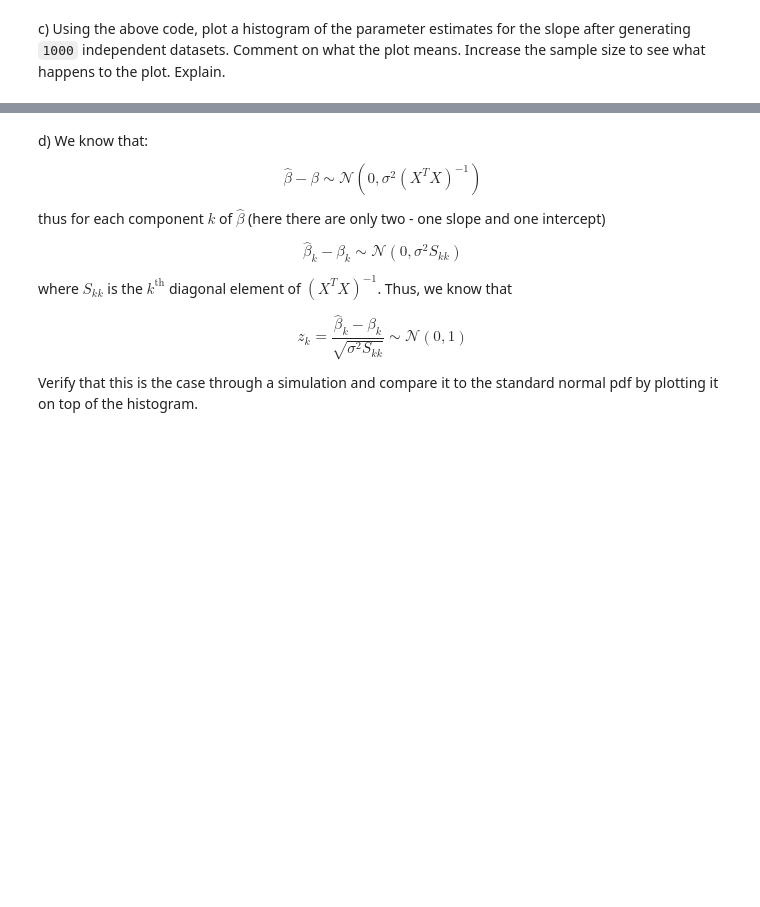
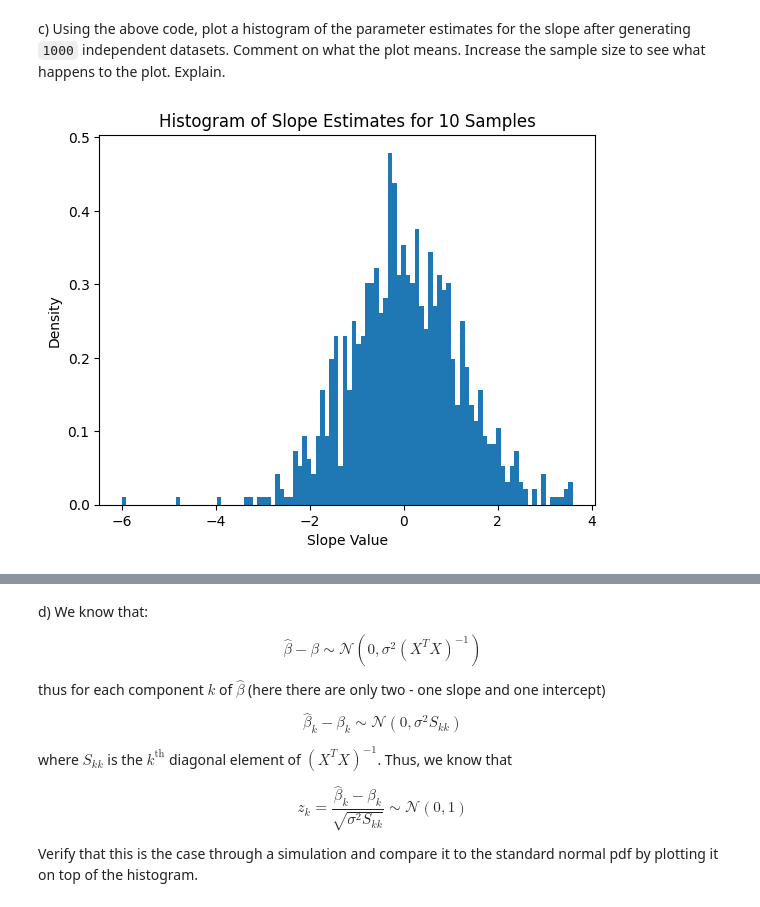
Before and after one commit to ioshuoyuhao/Data-Science-Fundamentals, a Jupyter notebook: lecture_19/worksheet_19.ipynb, the cells around one changed output, grey strips where cells are left out. Saved outputs shown, nothing was run; the diff lists cells and outputs as text; code cells hidden in the pictures; blank space fills up the shorter version.

```diff
--- a/lecture_19/worksheet_19.ipynb
+++ b/lecture_19/worksheet_19.ipynb
@@ -87,10 +110,24 @@ plt.show()
 # %% [markdown]
 c) Using the above code, plot a histogram of the parameter estimates for the slope after generating `1000` independent datasets. Comment on what the plot means. Increase the sample size to see what happens to the plot. Explain.
-# %%
-beta_hist = []
-for _ in range(1000):
-    ...
-
-fig, ax = plt.subplots()
-ax.hist(..., bins=100, density=True)
-plt.show()
+# %%
+beta_hist = []
+SAMPLE_SIZE = 10  # Initial sample size
+
+# Generating 1000 independent datasets and fitting linear regression
+for _ in range(1000):
+    xlin = -1.0 + 1.0 * np.random.random(SAMPLE_SIZE)
+    y = 0 + np.random.randn(SAMPLE_SIZE)
+    intercept = np.ones(np.shape(xlin)[0])
+    X = np.array([intercept, xlin]).T
+    beta = np.linalg.lstsq(X, y, rcond=None)[0]
+    beta_hist.append(beta[1])
+
+# Plotting histogram of slope estimates
+fig, ax = plt.subplots()
+ax.hist(beta_hist, bins=100, density=True)
+plt.title(f"Histogram of Slope Estimates for {SAMPLE_SIZE} Samples")
+plt.xlabel("Slope Value")
+plt.ylabel("Density")
+plt.show()
+# %% [output]
+[figure, added]
```
Also changed, not shown: parts of 15 cells of this notebook, 1 other file.
